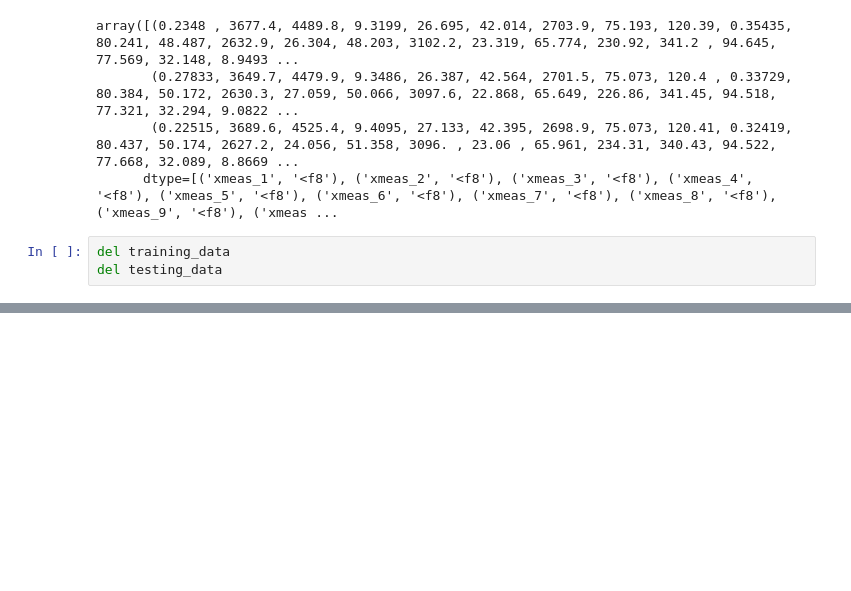
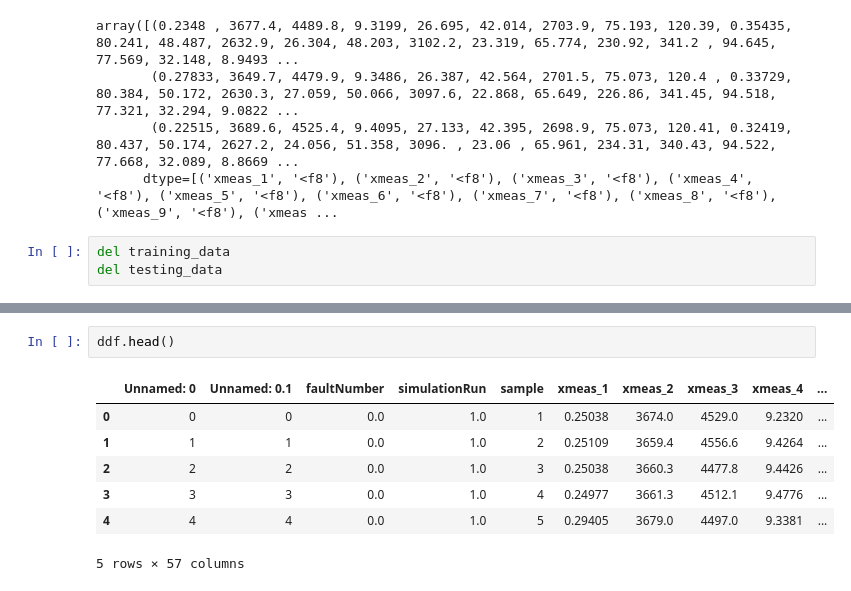
Before and after one commit to williamjshipman/MachineLearningProjects, a Jupyter notebook: MLWithBigDataOnALaptop/src/TEP_DataPrep.ipynb, the cells around one changed output, grey strips where cells are left out. Drawn from its saved outputs; the diff is of its cells as text; blank space fills up the shorter version.

```diff
--- a/MLWithBigDataOnALaptop/src/TEP_DataPrep.ipynb
+++ b/MLWithBigDataOnALaptop/src/TEP_DataPrep.ipynb
@@ -155,0 +218,10 @@ del testing_data
+# %%
+ddf.head()
+# %% [output]
+|  | Unnamed: 0 | Unnamed: 0.1 | faultNumber | simulationRun | sample | xmeas_1 | xmeas_2 | xmeas_3 | xmeas_4 | ... |
+| 0 | 0 | 0 | 0.0 | 1.0 | 1 | 0.25038 | 3674.0 | 4529.0 | 9.2320 | ... |
+| 1 | 1 | 1 | 0.0 | 1.0 | 2 | 0.25109 | 3659.4 | 4556.6 | 9.4264 | ... |
+| 2 | 2 | 2 | 0.0 | 1.0 | 3 | 0.25038 | 3660.3 | 4477.8 | 9.4426 | ... |
+| 3 | 3 | 3 | 0.0 | 1.0 | 4 | 0.24977 | 3661.3 | 4512.1 | 9.4776 | ... |
+| 4 | 4 | 4 | 0.0 | 1.0 | 5 | 0.29405 | 3679.0 | 4497.0 | 9.3381 | ... |
+5 rows × 57 columns
```
Also changed, not shown: parts of 15 cells of this notebook.
